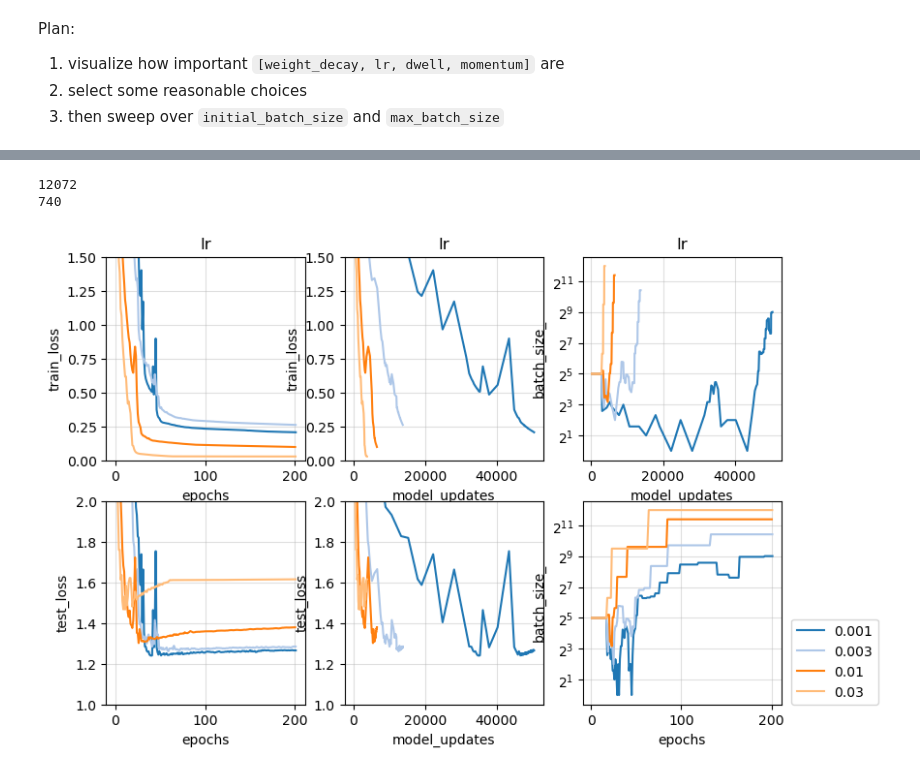
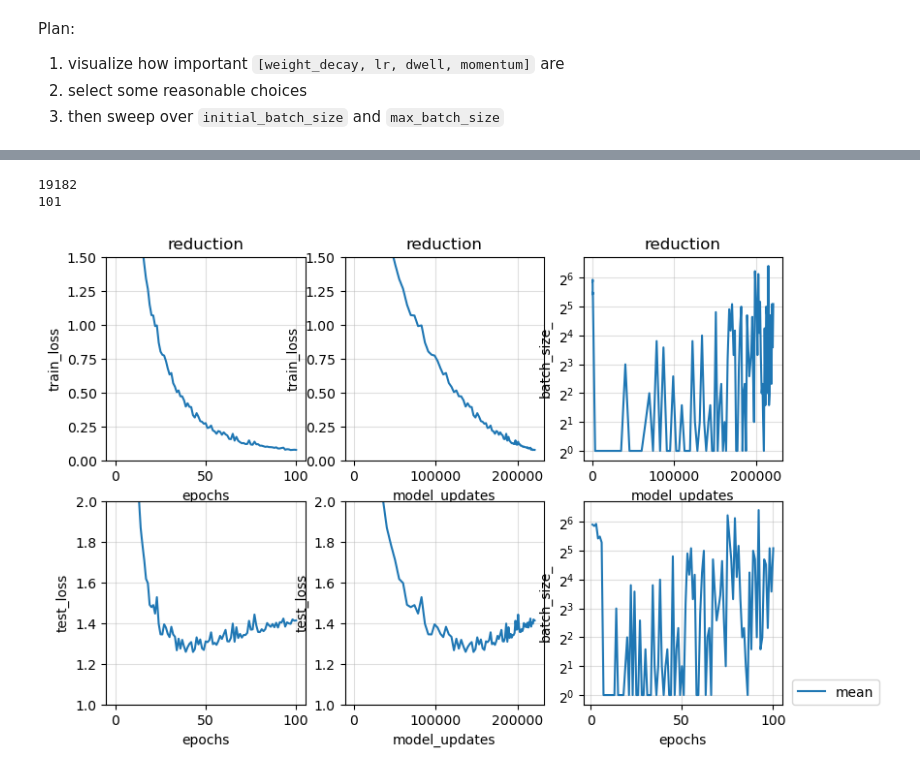
Before and after one commit to stsievert/adadamp-experiments, a Jupyter notebook: exp-finetune/viz-sweep.ipynb, the cells around one changed output, grey strips where cells are left out. Drawn from its saved outputs; the diff is of its cells as text; code cells hidden in the pictures.

Commit message:
new run, sweep5

```diff
--- a/exp-finetune/viz-sweep.ipynb
+++ b/exp-finetune/viz-sweep.ipynb
@@ -59,0 +124,20 @@ BASE = dict(lr=1e-3, momentum=0.8, dwell=300, weight_decay=1e-5)
+# %%
+import seaborn as sns
+base_dfs = [
+    df
+    for df in dfs
+    if all(
+        set(df[k].unique()) == {v} for k, v in BASE.items()
+    )
+]
+assert len(base_dfs) == 1
+base_df = base_dfs[0]
+
+ax = sns.scatterplot(
+    x="test_loss", y="batch_size_",
+    data=base_df,# style="o",
+)
+ax.grid(alpha=0.4)
+ax.set_yscale("log", base=2)
+ax.set_xlim(1.2, 2)
+# ax.set_ylim(0, 1)
@@ -79,7 +166,8 @@ def show_sweep_over(
     for k in BASE:
         if k == sweep:
             continue
-        assert set(show[k].unique()) == {BASE[k]}
+    #     assert set(show[k].unique()) == {BASE[k]}
+    # assert set(show[sweep].unique()) == set(df[sweep].unique())
 
     w = 3
     fig, axs = plt.subplots(nrows=2, ncols=3, figsize=(3 * w, 2 * w))
@@ -112,8 +200,8 @@ def show_sweep_over(
             if i == 1 and k == 2:
                 ax.legend(loc=(1.05, 0))
             else:
-                ax.legend_.remove()
+                try:
+                    ax.legend_.remove()
+                except:
+                    pass
     return fig, axs
-
-
-fig, axs = show_sweep_over("dwell", df, BASE, palette="tab20")
@@ -124,6 +215,6 @@ fig, axs = show_sweep_over("dwell", df, BASE, palette="tab20")
 # %%
-fig, axs = show_sweep_over("lr", df, BASE)
+fig, axs = show_sweep_over("reduction", df, BASE, palette="tab20")
 # %% [output]
-12072
-740
+19182
+101
-[figure, old version]
+[figure, new version]
```
Also changed, not shown: parts of 15 cells of this notebook, 4 other files.
